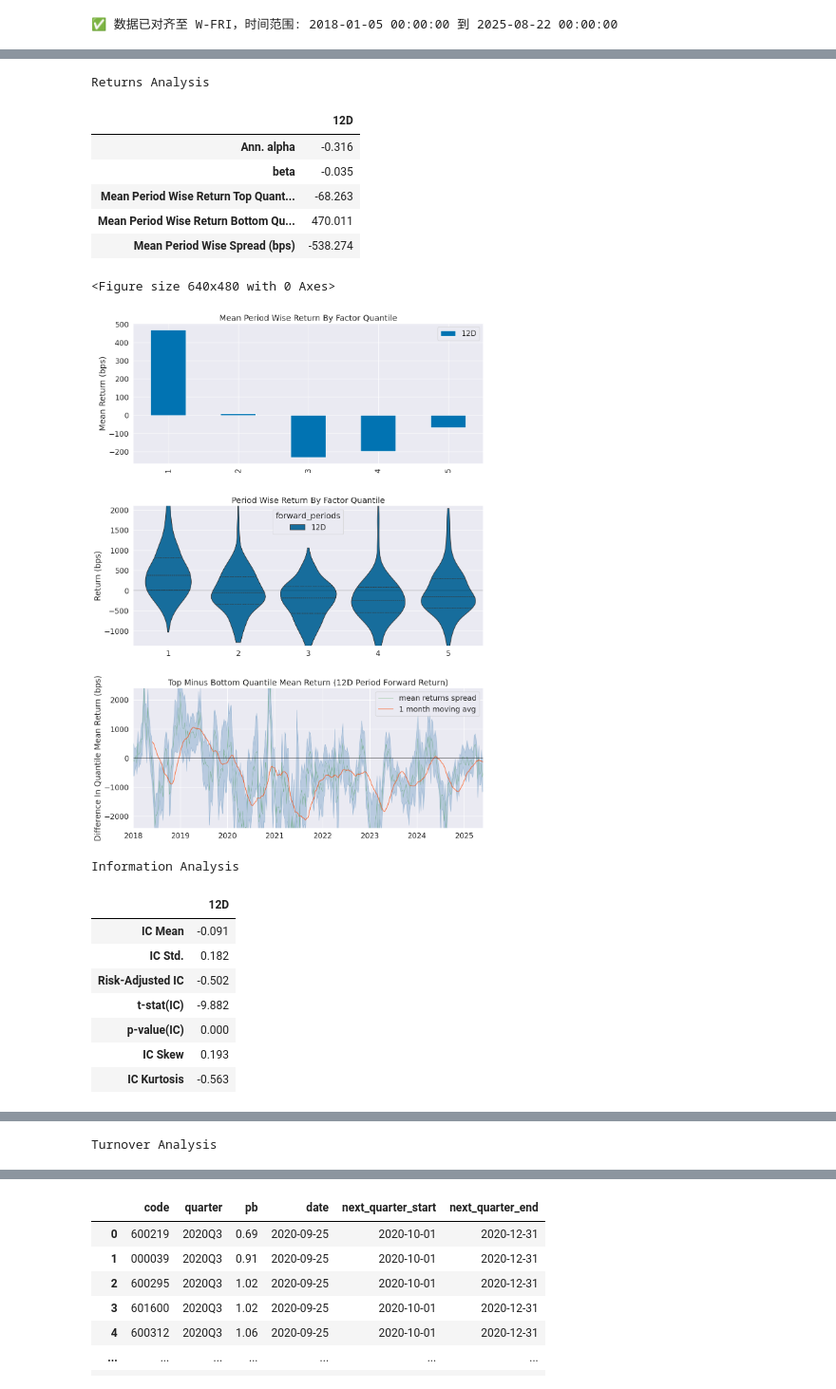
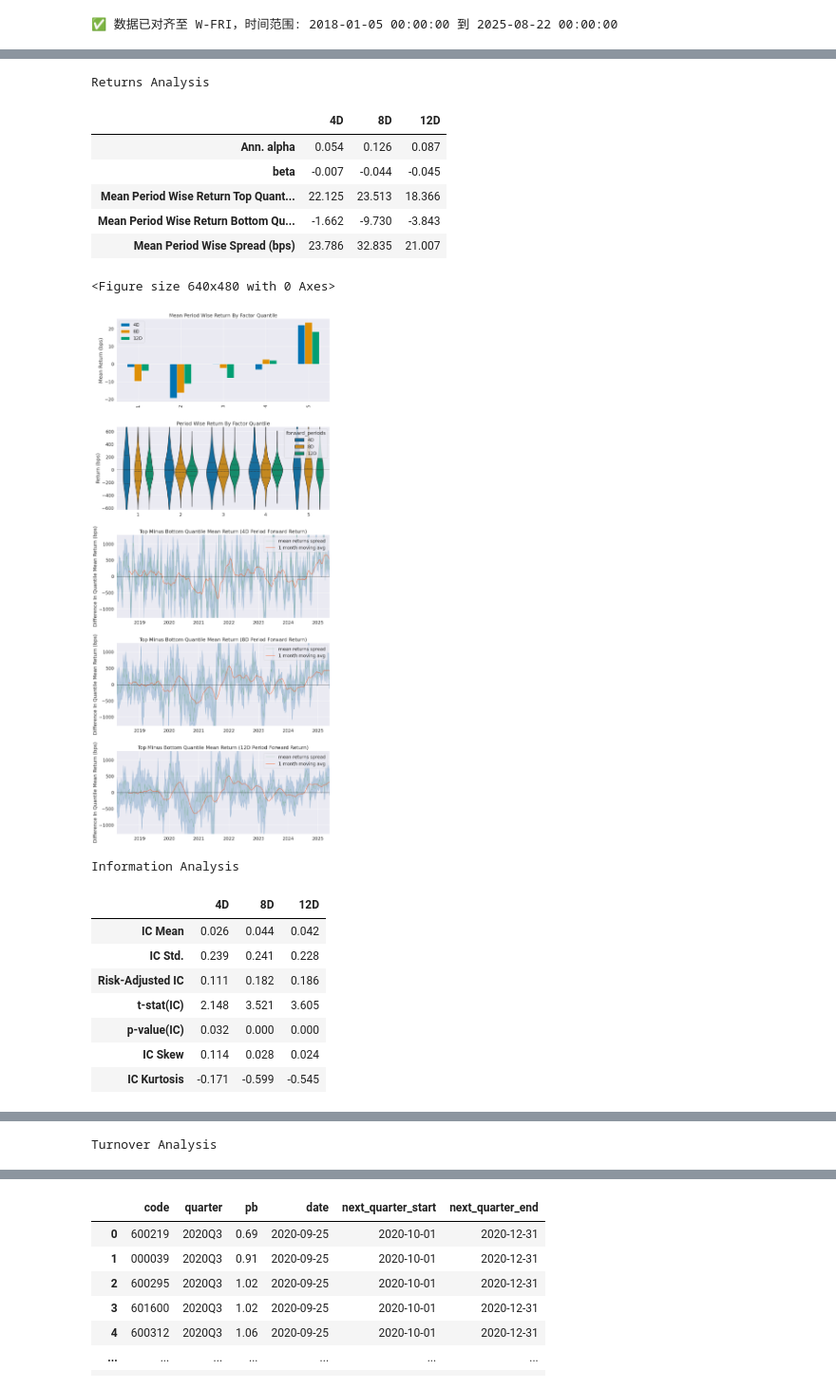
Before and after one commit to le0l1/quant-store, a Jupyter notebook: strategy/low-market-value-Copy1.ipynb, the cells around one changed output, grey strips where cells are left out. Shown at 95% size. Cells and saved outputs as stored; diff of their text form; code cells hidden in the pictures.

```diff
--- a/strategy/low-market-value-Copy1.ipynb
+++ b/strategy/low-market-value-Copy1.ipynb
@@ -140,14 +140,14 @@ codes = ['000039','000426','000513','000568','000651','000708','000792','000807'
          '601877','601880','601919','603129','603233','603816','603833','603885',
          '603939','603993']
 
-start = '2023-08-19'
-end   = '2025-08-19'
+start = '2018-01-02	'
+end   = '2025-08-27'
 
 tickers = codes
 
 # ---------- 1. 拉后复权周 K ----------
 def weekly_hfq(code):
-    df = ak.stock_zh_a_hist(symbol=code, period="weekly",
+    df = ak.stock_zh_a_hist(symbol=code, period="daily",
                             start_date=start.replace('-', ''),
                             end_date=end.replace('-', ''),
                             adjust="hfq")
@@ -248,11 +264,13 @@ df['date'] = pd.to_datetime(df['date'])
 df = df.sort_values(['code', 'date'])
 
 # 构建宽格式
-price_pivot = df.pivot(index='date', columns='code', values='close')
-pe_pivot = df.pivot(index='date', columns='code', values='pcfr')
+price_pivot = prices_pivot
+pe_pivot = df.pivot(index='date', columns='code', values='pe_ttm')
 pb_pivot = df.pivot(index='date', columns='code', values='pb')
 market_cap_pivot = df.pivot(index='date', columns='code', values='total_market_cap')
+float_market_cap_pivot = df.pivot(index='date', columns='code', values='float_market_cap')
 
+pb_pivot = pb_pivot[pb_pivot > 0]
 # 创建规则周频时间轴
 full_weekly_dates = pd.date_range(start=df['date'].min(), end=df['date'].max(), freq='W-FRI')
 
@@ -263,6 +281,7 @@ price_pivot_w = reindex_ffill(price_pivot)
 pe_pivot_w = reindex_ffill(pe_pivot)
 pb_pivot_w = reindex_ffill(pb_pivot)
 market_cap_pivot_w = reindex_ffill(market_cap_pivot)
+float_market_cap_pivot_w = reindex_ffill(float_market_cap_pivot)
 
 print(f"✅ 数据已对齐至 W-FRI，时间范围: {full_weekly_dates[0]} 到 {full_weekly_dates[-1]}")
 # %% [output]
@@ -279,8 +298,10 @@ def standardize_wide(df):
 
 # 标准化原始因子
 pe_std = standardize_wide(pe_pivot_w)
+pb_std = standardize_wide(pb_pivot_w)
 
 log_mc_pivot = np.log(market_cap_pivot_w)
+log_float_mc_pivot = np.log(float_market_cap_pivot_w)
 
 def neutralize_factor(factor_df, market_cap_df, *control_dfs):
     """
@@ -323,19 +344,20 @@ def neutralize_factor(factor_df, market_cap_df, *control_dfs):
         return pd.DataFrame(index=factor_df.index, columns=factor_df.columns)
 
 # ✅ 核心：对 PE_TTM 做「市值 + PB」双重中性化
-pe_neutralized = neutralize_factor(pe_std, market_cap_pivot_w)
 
-# （可选）再次标准化中性化后的因子
-if not pe_neutralized.empty:
-    pe_neutralized = standardize_wide(pe_neutralized)
+price_std = price_pivot_w.pct_change(4 * 3)
+pe_neutralized = neutralize_factor(price_std, log_mc_pivot, pb_std, pe_std)
+pe_neutralized = standardize_wide(pe_neutralized)
 
 mc_factor_pivot = standardize_wide(log_mc_pivot)
-factor_total = pe_neutralized * 0.3 + mc_factor_pivot * 0.5
+factor_total = -pe_neutralized
+
+
 
 # ------------------- 转为 Alphalens 所需格式 -------------------
 factor_series = factor_total.stack().dropna()
 factor_series.index.names = ['date', 'asset']
-factor_series.name = 'market_cap_inverse'
+factor_series.name = 'factor'
 
 print(f"📈 股票数量: {len(price_pivot_w.columns)}")
 print(f"📆 交易周数: {len(price_pivot_w)}")
@@ -349,7 +371,7 @@ try:
     factor_data = get_clean_factor_and_forward_returns(
         factor=factor_series,
         prices=price_pivot_w,
-        periods=[12],        # 4周、8周、12周前向收益
+        periods=[4, 8, 12],        # 4周、8周、12周前向收益
         max_loss=0.75,             # 允许 75% 数据缺失
         quantiles=5,               # 五分组
     )
@@ -386,18 +408,18 @@ Quantiles Statistics
 Returns Analysis
-|  | 12D |
-| Ann. alpha | -0.316 |
-| beta | -0.035 |
-| Mean Period Wise Return Top Quant... | -68.263 |
-| Mean Period Wise Return Bottom Qu... | 470.011 |
-| Mean Period Wise Spread (bps) | -538.274 |
+|  | 4D | 8D | 12D |
+| Ann. alpha | 0.054 | 0.126 | 0.087 |
+| beta | -0.007 | -0.044 | -0.045 |
+| Mean Period Wise Return Top Quant... | 22.125 | 23.513 | 18.366 |
+| Mean Period Wise Return Bottom Qu... | -1.662 | -9.730 | -3.843 |
+| Mean Period Wise Spread (bps) | 23.786 | 32.835 | 21.007 |
 <Figure size 640x480 with 0 Axes>
-[figure, old version]
+[figure, new version]
 Information Analysis
-|  | 12D |
-| IC Mean | -0.091 |
-| IC Std. | 0.182 |
-| Risk-Adjusted IC | -0.502 |
-| t-stat(IC) | -9.882 |
-| p-value(IC) | 0.000 |
-| IC Skew | 0.193 |
-| IC Kurtosis | -0.563 |
+|  | 4D | 8D | 12D |
+| IC Mean | 0.026 | 0.044 | 0.042 |
+| IC Std. | 0.239 | 0.241 | 0.228 |
+| Risk-Adjusted IC | 0.111 | 0.182 | 0.186 |
+| t-stat(IC) | 2.148 | 3.521 | 3.605 |
+| p-value(IC) | 0.032 | 0.000 | 0.000 |
+| IC Skew | 0.114 | 0.028 | 0.024 |
+| IC Kurtosis | -0.171 | -0.599 | -0.545 |
```
Also changed, not shown: parts of 7 cells of this notebook, 2 other files.
